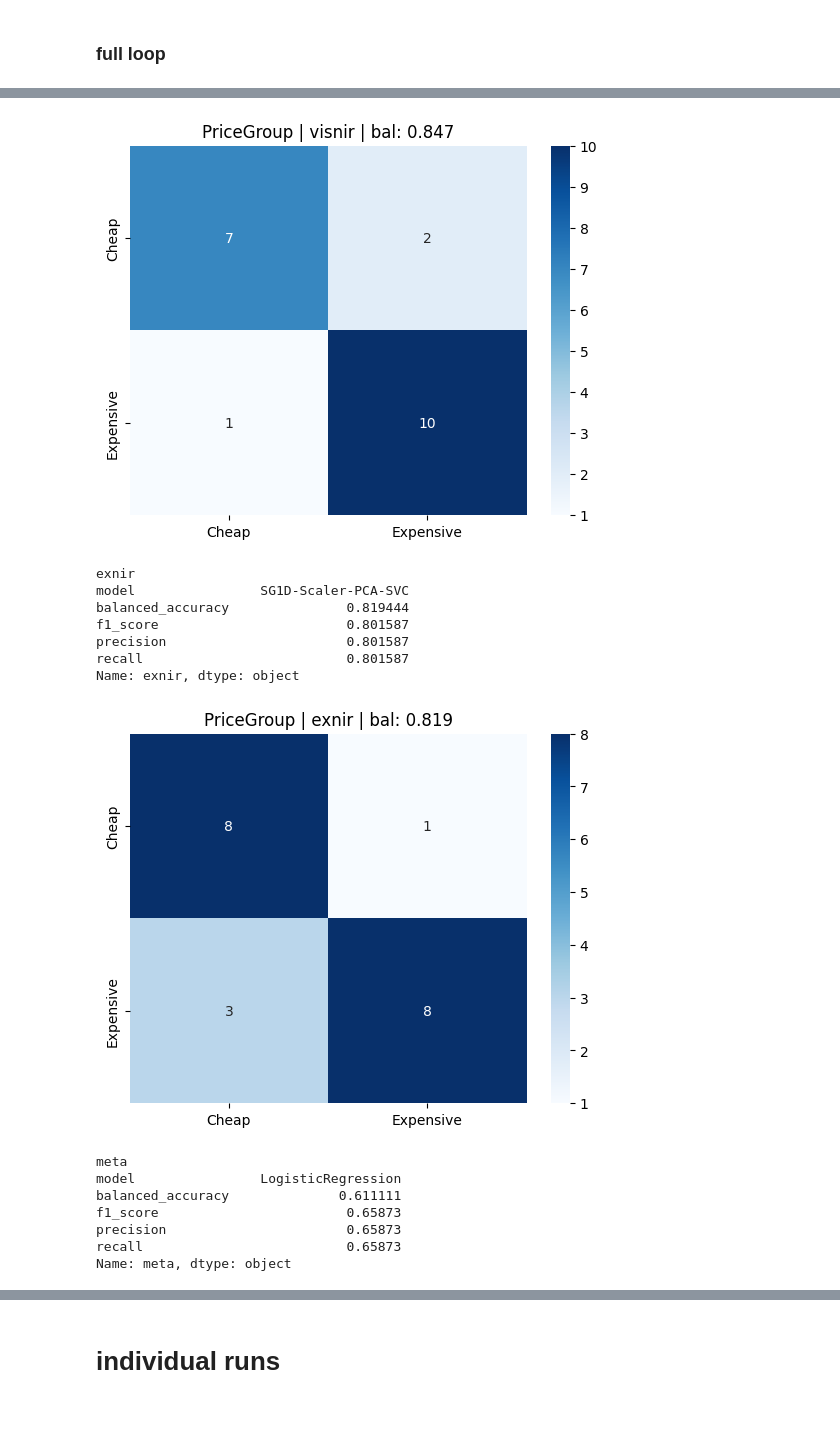
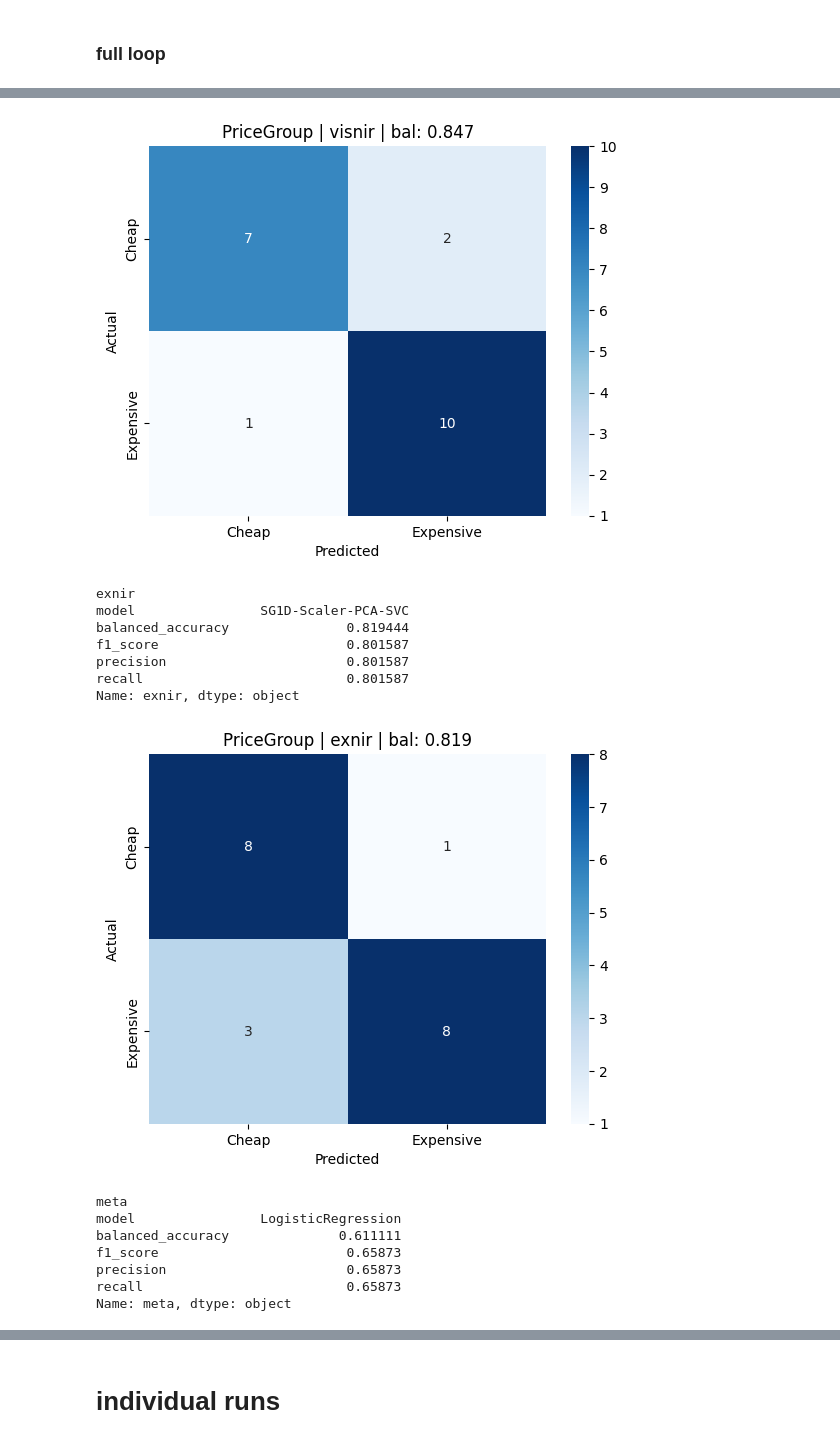
Before and after one commit to ryan-soh-pprint/DS_template, a Jupyter notebook: notebooks/04_classify_v5.ipynb, the cells around one changed output, grey strips where cells are left out. Drawn from its saved outputs; the diff is of its cells as text; code cells hidden in the pictures; blank space fills up the shorter version.

```diff
--- a/notebooks/04_classify_v5.ipynb
+++ b/notebooks/04_classify_v5.ipynb
@@ -339,6 +339,8 @@ for label in labels:
     f, ax = plt.subplots()
     sns.heatmap(cnfm, annot=True, ax=ax, cmap="Blues")
     ax.set(title=f'{label} | visnir | bal: {trainer_visnir.get_best_performance():.3f}')
+    ax.set_xlabel('Predicted')
+    ax.set_ylabel('Actual')
     plt.savefig(output_dir/'confusion_matrix_visnir.png', bbox_inches='tight')
     plt.show()
     plt.close()
@@ -358,6 +360,8 @@ for label in labels:
     f, ax = plt.subplots()
     sns.heatmap(cnfm, annot=True, ax=ax, cmap="Blues")
     ax.set(title=f'{label} | exnir | bal: {trainer_exnir.get_best_performance():.3f}')
+    ax.set_xlabel('Predicted')
+    ax.set_ylabel('Actual')
     plt.savefig(output_dir/'confusion_matrix_exnir.png', bbox_inches='tight')
     plt.show()
     plt.close()
@@ -394,6 +398,8 @@ for label in labels:
     f, ax = plt.subplots()
     sns.heatmap(cnfm, annot=True, ax=ax, cmap="Blues")
     ax.set(title=f'{label} | metamodel | bal: {trainer_meta.get_best_performance():.3f}')
+    ax.set_xlabel('Predicted')
+    ax.set_ylabel('Actual')
     plt.savefig(output_dir/'confusion_matrix_meta.png', bbox_inches='tight')
     plt.show()
     plt.close()
@@ -462,20 +466,20 @@ Name: meta, dtype: object
 PriceGroup
 visnir
 model                SNV-SG1D-Scaler-PCA-LogisticRegression
 balanced_accuracy                                  0.847222
 f1_score                                           0.849206
 precision                                          0.849206
 recall                                             0.849206
 Name: visnir, dtype: object
-[figure, old version]
+[figure, new version]
 exnir
 model                SG1D-Scaler-PCA-SVC
 balanced_accuracy               0.819444
 f1_score                        0.801587
 precision                       0.801587
 recall                          0.801587
 Name: exnir, dtype: object
-[figure, old version]
+[figure, new version]
 meta
 model                LogisticRegression
 balanced_accuracy              0.611111
```
Also changed, not shown: parts of 1 cell of this notebook, 1 other file.
